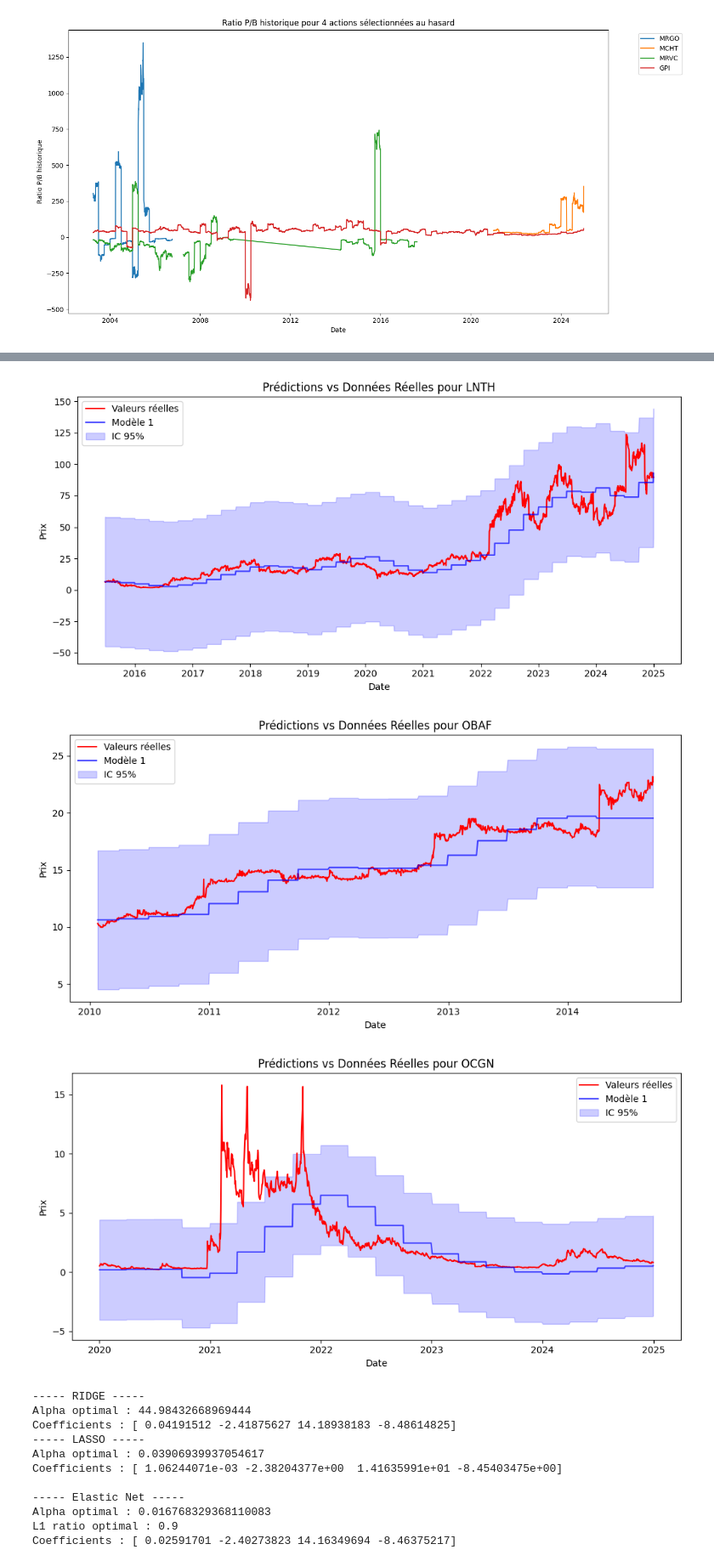
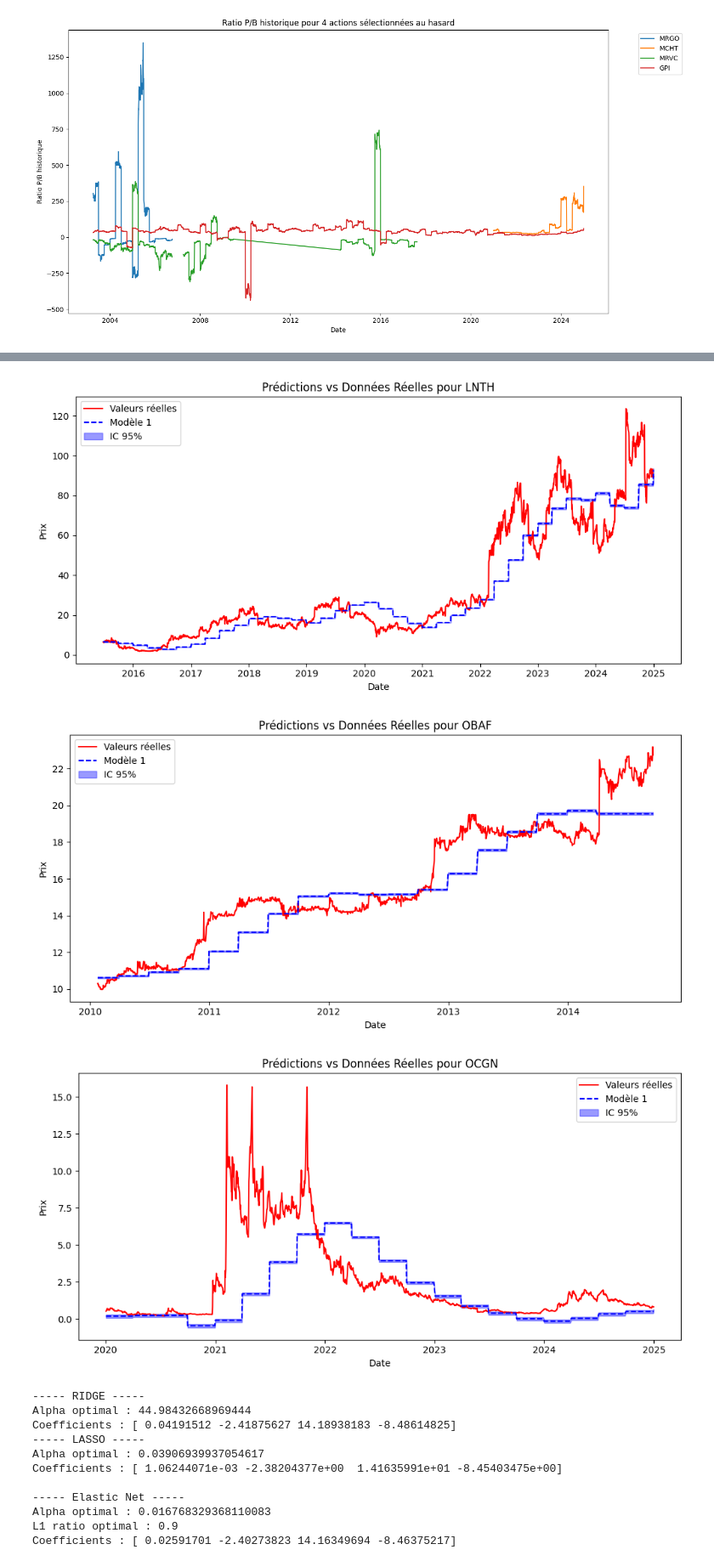
Before and after one commit to GabrielGen02/MATH_60231_Devoir, a Jupyter notebook: Devoir_2_Code_Gab.ipynb, the cells around one changed output, grey strips where cells are left out. Shown at 85% size. Saved outputs shown, nothing was run; the diff lists cells and outputs as text; code cells hidden in the pictures.

```diff
--- a/Devoir_2_Code_Gab.ipynb
+++ b/Devoir_2_Code_Gab.ipynb
@@ -1,4 +0,0 @@
-# %%
-# connexion a wrds
-import wrds
-db = wrds.Connection()
@@ -626,8 +625,24 @@ def forecast(df_train, df_test):
     model_2_pred = model_2.predict(X2_t)
     model_3_pred = model_3.predict(X3_t)
 
+
+    # Bootstrap pour IC 95%
+    n_boot = 500
+    boot_preds = np.zeros((len(df_test), n_boot))
+    for i in range(n_boot):
+        sample_idx = np.random.choice(len(df_train), size=len(df_train), replace=True)
+        X_boot = X1.iloc[sample_idx]
+        Y_boot = Y.iloc[sample_idx]
+        model_boot = sm.OLS(Y_boot, X_boot).fit()
+        boot_preds[:, i] = model_boot.predict(X1_t)
+
+    ci_lower = np.percentile(boot_preds, 2.5, axis=1)
+    ci_upper = np.percentile(boot_preds, 97.5, axis=1)
+
     # résultats
     df_results = df_test.copy()
+    df_results["ci_lower"] = ci_lower
+    df_results["ci_upper"] = ci_upper
     df_results["pred_model_1"] = model_1_pred
     df_results["pred_model_2"] = model_2_pred
     df_results["pred_model_3"] = model_3_pred
@@ -648,19 +663,19 @@ def forecast(df_train, df_test):
 
 res = forecast(df_train, df_test)
 
-# graphiques illustrants la différences entre les résultats du forecast et les données réelles
+res_boot = forecast(df_train, df_test)
+
+# Graphiques avec IC bootstrap
 for ticker in df_test["ticker"].unique():
-    df_t = res[res["ticker"] == ticker].sort_values("date")
-
-    # calcul IC 95 % pour le modèle 1
-    se_pred = res.loc[df_t.index, "pred_model_1"].std()  # approximation de l'erreur standard
-    ci_upper = df_t["pred_model_1"] + 1.96 * se_pred
-    ci_lower = df_t["pred_model_1"] - 1.96 * se_pred
+    df_t = res_boot[res_boot["ticker"] == ticker].sort_values("date")
 
     plt.figure(figsize=(10,5))
+    # Valeurs réelles
     plt.plot(df_t["date"], df_t["prix"], label="Valeurs réelles", color="red")
-    plt.plot(df_t["date"], df_t["pred_model_1"], label="Modèle 1", alpha=0.7, color="blue")
-    plt.fill_between(df_t["date"], ci_lower, ci_upper, color="blue", alpha=0.2, label="IC 95%")
+    # Prédictions avec ligne pointillée
+    plt.plot(df_t["date"], df_t["pred_model_1"], label="Modèle 1", color="blue", linestyle='--')
+    # IC 95% plus foncés
+    plt.fill_between(df_t["date"], df_t["ci_lower"], df_t["ci_upper"], color="blue", alpha=0.4, label="IC 95%")
 
     plt.title(f"Prédictions vs Données Réelles pour {ticker}")
     plt.xlabel("Date")
@@ -686,6 +710,6 @@ EQMP Modèle 3 : 4793.851323025215
-[figure, old version]
+[figure, new version]
-[figure, old version]
+[figure, new version]
-[figure, old version]
+[figure, new version]
 # %%
 # --- QUESTION 3 ---
 
```
Also changed, not shown: parts of 10 cells of this notebook.
